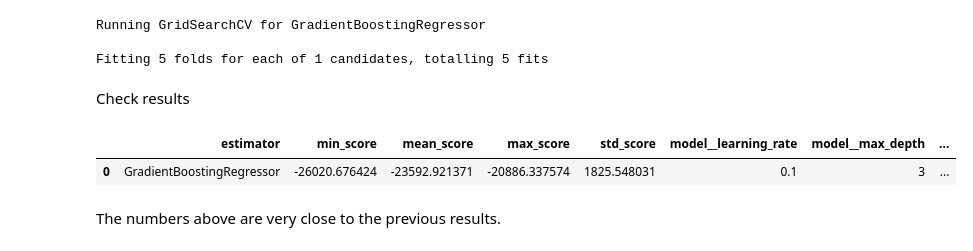
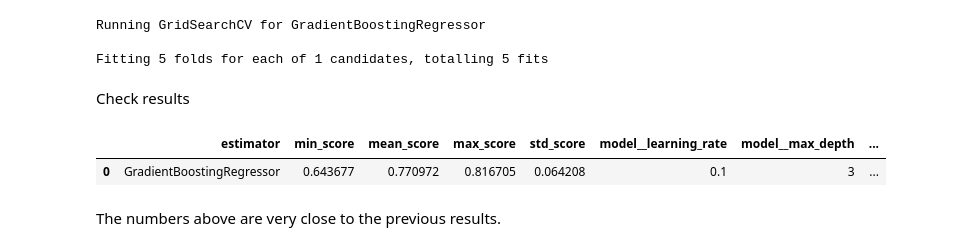
Before and after one commit to robinozer/housing, a Jupyter notebook: jupyter_notebooks/06-Regession.ipynb, the cells around one changed output. Drawn from its saved outputs; the diff is of its cells as text; code cells hidden in the pictures.

```diff
--- a/jupyter_notebooks/06-Regession.ipynb
+++ b/jupyter_notebooks/06-Regession.ipynb
@@ -568,5 +552,0 @@ X_train.head(3)
-# %%
-pipeline_data_cleaning_feat_eng = PipelineDataCleaningAndFeatureEngineering()
-X_train = pipeline_data_cleaning_feat_eng.fit_transform(X_train)
-X_test = pipeline_data_cleaning_feat_eng.transform(X_test)
-print(X_train.shape, X_test.shape, y_train.shape, y_test.shape)
@@ -613,12 +591,8 @@ params_search
 # %% [markdown]
 GridSearch CV
 # %%
-from sklearn.metrics import make_scorer, mean_absolute_error
-
-scorer = make_scorer(mean_absolute_error, greater_is_better=False)
-
-quick_search = HyperparameterOptimizationSearch(models=models_search, params=params_search)
-quick_search.fit(X_train, y_train, scoring=scorer, n_jobs=-1, cv=5)
+search = HyperparameterOptimizationSearch(models=models_search, params=params_search)
+search.fit(X_train, y_train, scoring = 'r2', n_jobs=-1, cv=5)
 # %% [output]
 Running GridSearchCV for GradientBoostingRegressor
 
@@ -626,11 +600,11 @@ Fitting 5 folds for each of 1 candidates, totalling 5 fits
 # %% [markdown]
 Check results
 # %%
-grid_search_summary, grid_search_pipelines = quick_search.score_summary(sort_by='mean_score')
+grid_search_summary, grid_search_pipelines = search.score_summary(sort_by='mean_score')
 grid_search_summary
 # %% [output]
 |  | estimator | min_score | mean_score | max_score | std_score | model__learning_rate | model__max_depth | ... |
-| 0 | GradientBoostingRegressor | -26020.676424 | -23592.921371 | -20886.337574 | 1825.548031 | 0.1 | 3 | ... |
+| 0 | GradientBoostingRegressor | 0.643677 | 0.770972 | 0.816705 | 0.064208 | 0.1 | 3 | ... |
 # %% [markdown]
 The numbers above are very close to the previous results.
 # %% [markdown]
```
Also changed, not shown: parts of 19 cells of this notebook, 1 other file.
